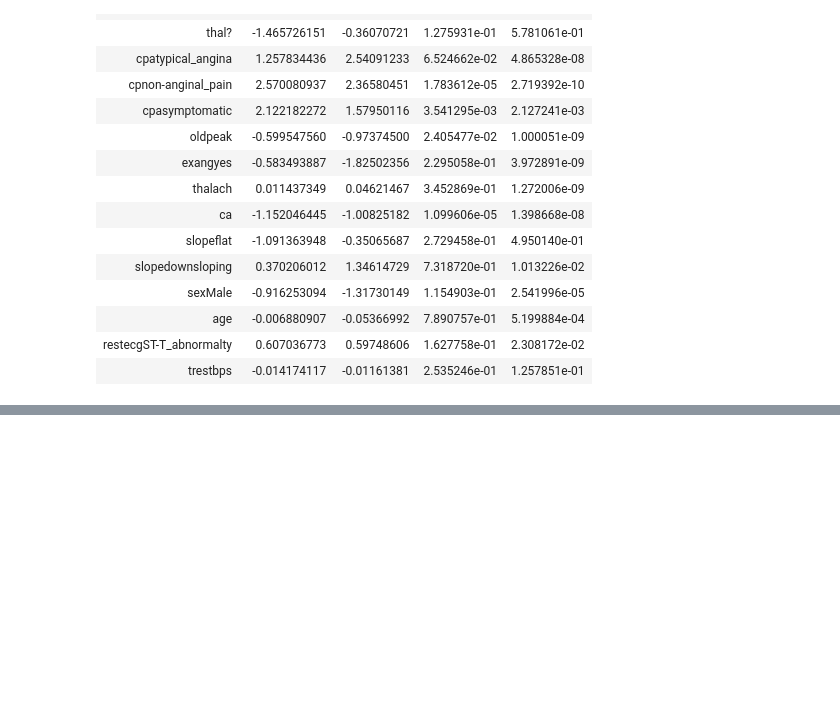
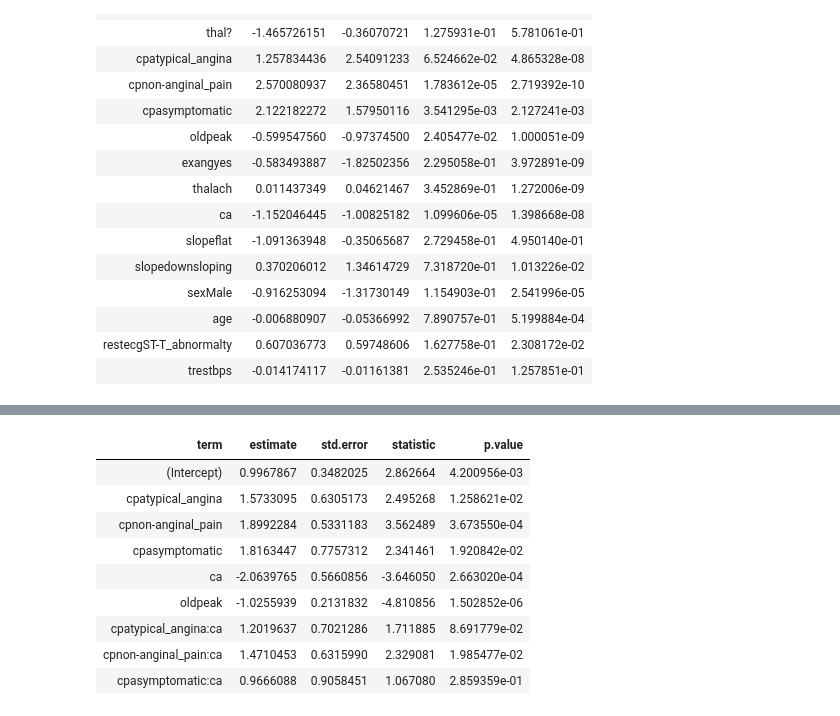
Before and after one commit to felix-ha/heartdisease_uciml, a Jupyter notebook: Model_Building_Hosmer.ipynb, the cells around one changed output, grey strips where cells are left out. Saved outputs shown, nothing was run; the diff lists cells and outputs as text; code cells hidden in the pictures; blank space fills up the shorter version.

```diff
--- a/Model_Building_Hosmer.ipynb
+++ b/Model_Building_Hosmer.ipynb
@@ -168,0 +257,14 @@ cols(
+# %%
+fit <- glm(target ~ cp * ca + oldpeak , data=df, family =binomial(link = "logit"))
+tidy(fit)
+# %% [output]
+| term | estimate | std.error | statistic | p.value |
+| (Intercept) | 0.9967867 | 0.3482025 | 2.862664 | 4.200956e-03 |
+| cpatypical_angina | 1.5733095 | 0.6305173 | 2.495268 | 1.258621e-02 |
+| cpnon-anginal_pain | 1.8992284 | 0.5331183 | 3.562489 | 3.673550e-04 |
+| cpasymptomatic | 1.8163447 | 0.7757312 | 2.341461 | 1.920842e-02 |
+| ca | -2.0639765 | 0.5660856 | -3.646050 | 2.663020e-04 |
+| oldpeak | -1.0255939 | 0.2131832 | -4.810856 | 1.502852e-06 |
+| cpatypical_angina:ca | 1.2019637 | 0.7021286 | 1.711885 | 8.691779e-02 |
+| cpnon-anginal_pain:ca | 1.4710453 | 0.6315990 | 2.329081 | 1.985477e-02 |
+| cpasymptomatic:ca | 0.9666088 | 0.9058451 | 1.067080 | 2.859359e-01 |
```
Also changed, not shown: parts of 7 cells of this notebook.
